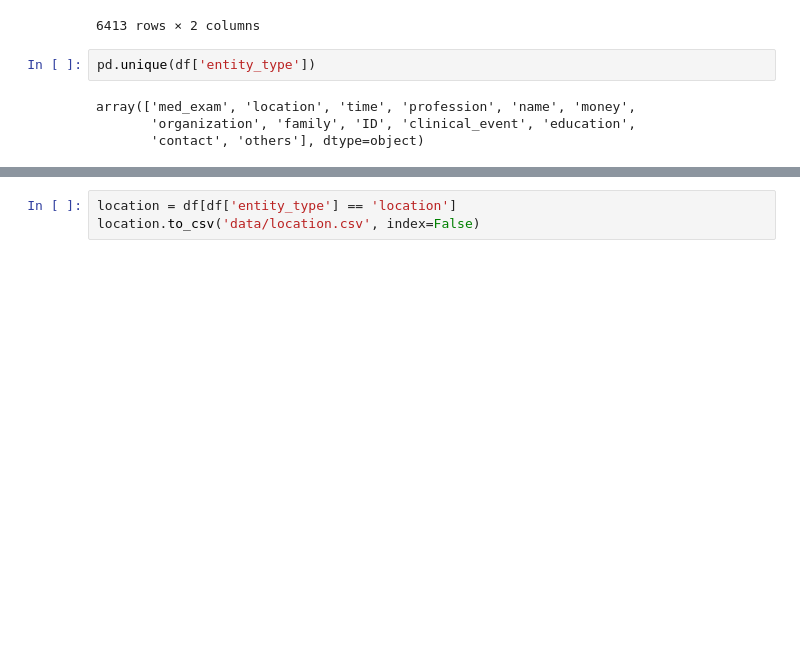
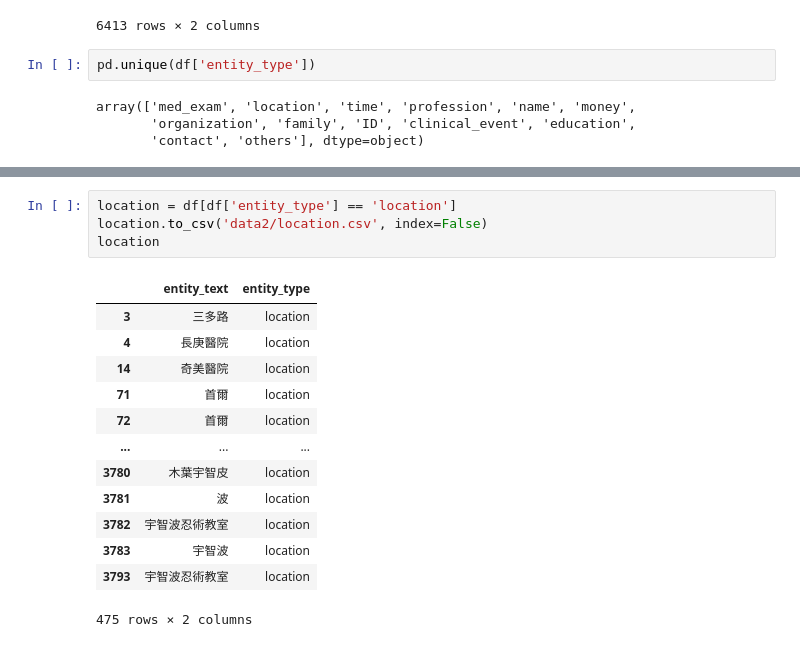
Before and after one commit to wuling31715/2020-AI-CUP, a Jupyter notebook: Danny/kashgari/data_analysis.ipynb, the cells around one changed output, grey strips where cells are left out. Drawn from its saved outputs; the diff is of its cells as text; blank space fills up the shorter version.

```diff
--- a/Danny/kashgari/data_analysis.ipynb
+++ b/Danny/kashgari/data_analysis.ipynb
@@ -97,5 +112,20 @@ med_exam.to_csv('data/med_exam.csv', index=False)
 # %%
 location = df[df['entity_type'] == 'location']
-location.to_csv('data/location.csv', index=False)
+location.to_csv('data2/location.csv', index=False)
+location
+# %% [output]
+|  | entity_text | entity_type |
+| 3 | 三多路 | location |
+| 4 | 長庚醫院 | location |
+| 14 | 奇美醫院 | location |
+| 71 | 首爾 | location |
+| 72 | 首爾 | location |
+| ... | ... | ... |
+| 3780 | 木葉宇智皮 | location |
+| 3781 | 波 | location |
+| 3782 | 宇智波忍術教室 | location |
+| 3783 | 宇智波 | location |
+| 3793 | 宇智波忍術教室 | location |
+475 rows × 2 columns
 # %%
 time = df[df['entity_type'] == 'time']
```
Also changed, not shown: parts of 12 cells of this notebook, 5 other files.
